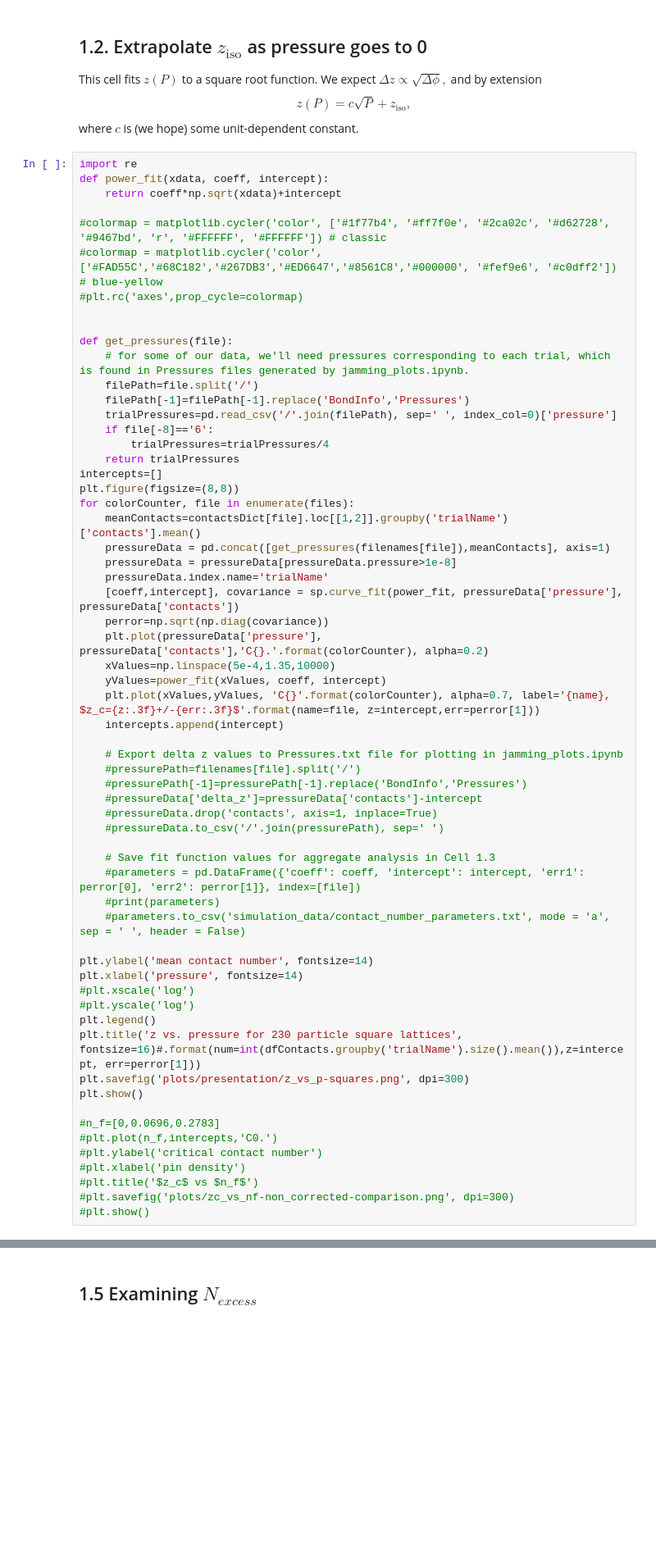
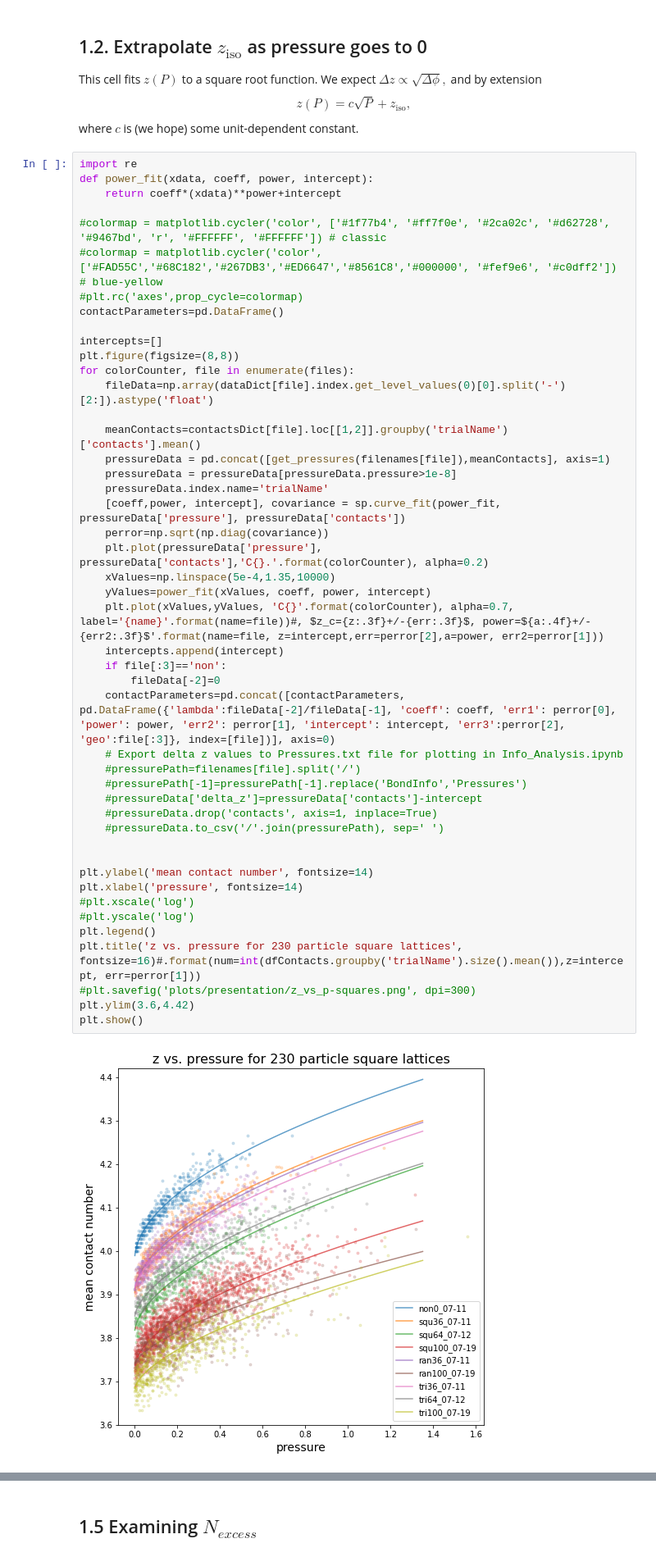
Before and after one commit to andyletzhang/SwatGrains, a Jupyter notebook: BondInfo_Analysis.ipynb, the cells around one changed output, grey strips where cells are left out. Shown at 82% size. Saved outputs shown, nothing was run; the diff lists cells and outputs as text; blank space fills up the shorter version.

```diff
--- a/BondInfo_Analysis.ipynb
+++ b/BondInfo_Analysis.ipynb
@@ -106,62 +102,49 @@ $$z(P)=c\sqrt{P}+z_\text{iso},$$
 where $c$ is (we hope) some unit-dependent constant.
 # %%
 import re
-def power_fit(xdata, coeff, intercept):
-    return coeff*np.sqrt(xdata)+intercept
+def power_fit(xdata, coeff, power, intercept):
+    return coeff*(xdata)**power+intercept
 
 #colormap = matplotlib.cycler('color', ['#1f77b4', '#ff7f0e', '#2ca02c', '#d62728', '#9467bd', 'r', '#FFFFFF', '#FFFFFF']) # classic
 #colormap = matplotlib.cycler('color',['#FAD55C','#68C182','#267DB3','#ED6647','#8561C8','#000000', '#fef9e6', '#c0dff2']) # blue-yellow
 #plt.rc('axes',prop_cycle=colormap)
+contactParameters=pd.DataFrame()
 
-
-def get_pressures(file):
-    # for some of our data, we'll need pressures corresponding to each trial, which is found in Pressures files generated by jamming_plots.ipynb.
-    filePath=file.split('/')
-    filePath[-1]=filePath[-1].replace('BondInfo','Pressures')
-    trialPressures=pd.read_csv('/'.join(filePath), sep=' ', index_col=0)['pressure']
-    if file[-8]=='6':
-        trialPressures=trialPressures/4
-    return trialPressures
 intercepts=[]
 plt.figure(figsize=(8,8))
 for colorCounter, file in enumerate(files):
+    fileData=np.array(dataDict[file].index.get_level_values(0)[0].split('-')[2:]).astype('float')
+
     meanContacts=contactsDict[file].loc[[1,2]].groupby('trialName')['contacts'].mean()
     pressureData = pd.concat([get_pressures(filenames[file]),meanContacts], axis=1)
     pressureData = pressureData[pressureData.pressure>1e-8]
     pressureData.index.name='trialName'
-    [coeff,intercept], covariance = sp.curve_fit(power_fit, pressureData['pressure'], pressureData['contacts'])
+    [coeff,power, intercept], covariance = sp.curve_fit(power_fit, pressureData['pressure'], pressureData['contacts'])
     perror=np.sqrt(np.diag(covariance))
     plt.plot(pressureData['pressure'], pressureData['contacts'],'C{}.'.format(colorCounter), alpha=0.2)
     xValues=np.linspace(5e-4,1.35,10000)
-    yValues=power_fit(xValues, coeff, intercept)
-    plt.plot(xValues,yValues, 'C{}'.format(colorCounter), alpha=0.7, label='{name}, $z_c={z:.3f}+/-{err:.3f}$'.format(name=file, z=intercept,err=perror[1]))
+    yValues=power_fit(xValues, coeff, power, intercept)
+    plt.plot(xValues,yValues, 'C{}'.format(colorCounter), alpha=0.7, label='{name}'.format(name=file))#, $z_c={z:.3f}+/-{err:.3f}$, power=${a:.4f}+/-{err2:.3f}$'.format(name=file, z=intercept,err=perror[2],a=power, err2=perror[1]))
     intercepts.append(intercept)
-
-    # Export delta z values to Pressures.txt file for plotting in jamming_plots.ipynb
+    if file[:3]=='non':
+        fileData[-2]=0
+    contactParameters=pd.concat([contactParameters, pd.DataFrame({'lambda':fileData[-2]/fileData[-1], 'coeff': coeff, 'err1': perror[0], 'power': power, 'err2': perror[1], 'intercept': intercept, 'err3':perror[2], 'geo':file[:3]}, index=[file])], axis=0)
+    # Export delta z values to Pressures.txt file for plotting in Info_Analysis.ipynb
     #pressurePath=filenames[file].split('/')
     #pressurePath[-1]=pressurePath[-1].replace('BondInfo','Pressures')
     #pressureData['delta_z']=pressureData['contacts']-intercept
     #pressureData.drop('contacts', axis=1, inplace=True)
     #pressureData.to_csv('/'.join(pressurePath), sep=' ')
 
-    # Save fit function values for aggregate analysis in Cell 1.3
-    #parameters = pd.DataFrame({'coeff': coeff, 'intercept': intercept, 'err1': perror[0], 'err2': perror[1]}, index=[file])
-    #print(parameters)
-    #parameters.to_csv('simulation_data/contact_number_parameters.txt', mode = 'a', sep = ' ', header = False)
 
 plt.ylabel('mean contact number', fontsize=14)
 plt.xlabel('pressure', fontsize=14)
 #plt.xscale('log')
 #plt.yscale('log')
 plt.legend()
 plt.title('z vs. pressure for 230 particle square lattices', fontsize=16)#.format(num=int(dfContacts.groupby('trialName').size().mean()),z=intercept, err=perror[1]))
-plt.savefig('plots/presentation/z_vs_p-squares.png', dpi=300)
+#plt.savefig('plots/presentation/z_vs_p-squares.png', dpi=300)
+plt.ylim(3.6,4.42)
 plt.show()
-
-#n_f=[0,0.0696,0.2783]
-#plt.plot(n_f,intercepts,'C0.')
-#plt.ylabel('critical contact number')
-#plt.xlabel('pin density')
-#plt.title('$z_c$ vs $n_f$')
-#plt.savefig('plots/zc_vs_nf-non_corrected-comparison.png', dpi=300)
-#plt.show()
+# %% [output]
+[figure, added]
```
Also changed, not shown: parts of 11 cells of this notebook, 1 other file.
